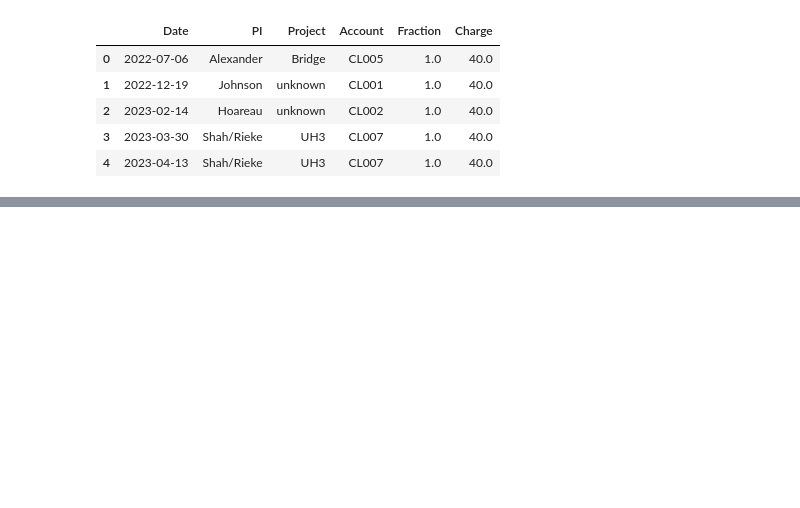
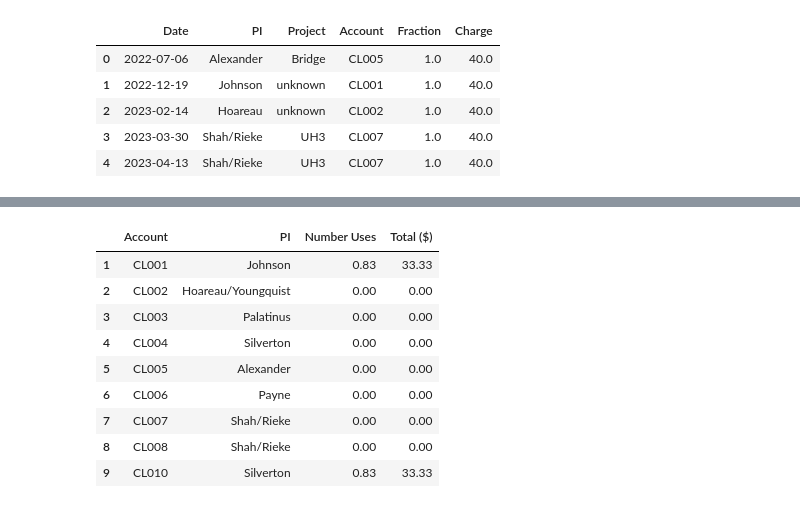
Before and after one commit to mzabrisk/eto_billing, a Jupyter notebook: cost_distribution.ipynb, the cells around one changed output, grey strips where cells are left out. Cells and saved outputs as stored; diff of their text form; code cells hidden in the pictures; blank space fills up the shorter version.

```diff
--- a/cost_distribution.ipynb
+++ b/cost_distribution.ipynb
@@ -154,0 +152,16 @@ charges_df.to_excel('2024.01 Invoicing/ethylene_oxide_invoice_total_Dec2023_Jan2
+# %%
+# drop official use row
+
+charges_df = charges_df[charges_df['Account'] != 'CL000']
+charges_df
+# %% [output]
+|  | Account | PI | Number Uses | Total ($) |
+| 1 | CL001 | Johnson | 0.83 | 33.33 |
+| 2 | CL002 | Hoareau/Youngquist | 0.00 | 0.00 |
+| 3 | CL003 | Palatinus | 0.00 | 0.00 |
+| 4 | CL004 | Silverton | 0.00 | 0.00 |
+| 5 | CL005 | Alexander | 0.00 | 0.00 |
+| 6 | CL006 | Payne | 0.00 | 0.00 |
+| 7 | CL007 | Shah/Rieke | 0.00 | 0.00 |
+| 8 | CL008 | Shah/Rieke | 0.00 | 0.00 |
+| 9 | CL010 | Silverton | 0.83 | 33.33 |
```
Also changed, not shown: parts of 7 cells of this notebook, 6 other files.
